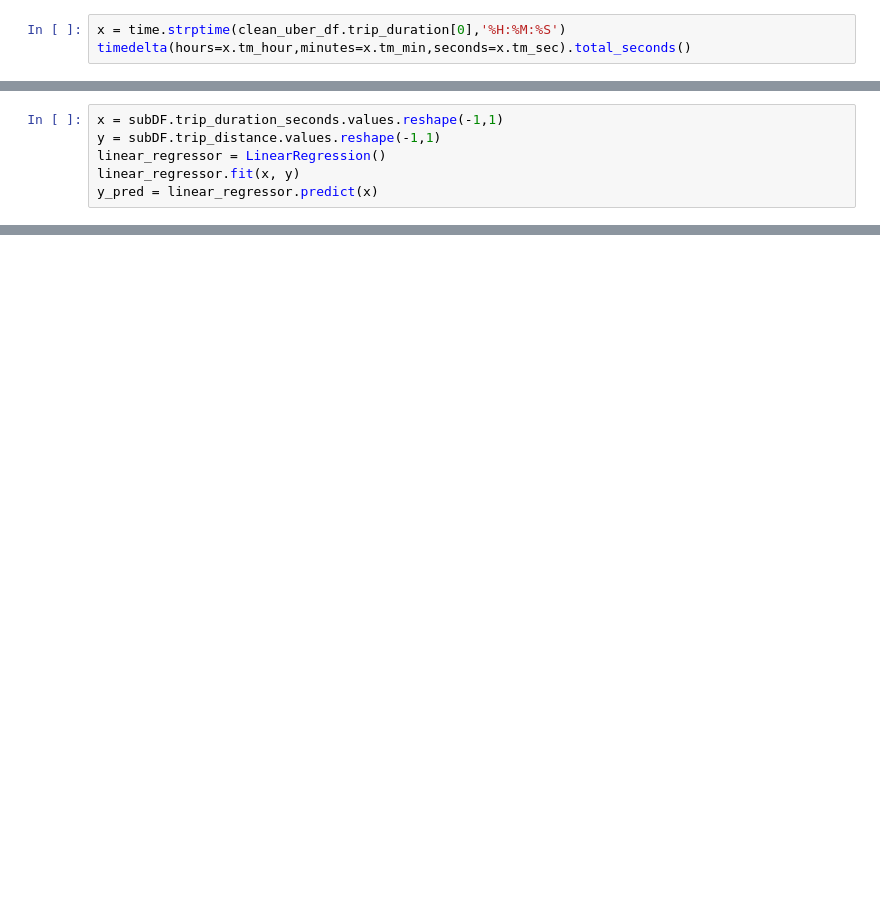
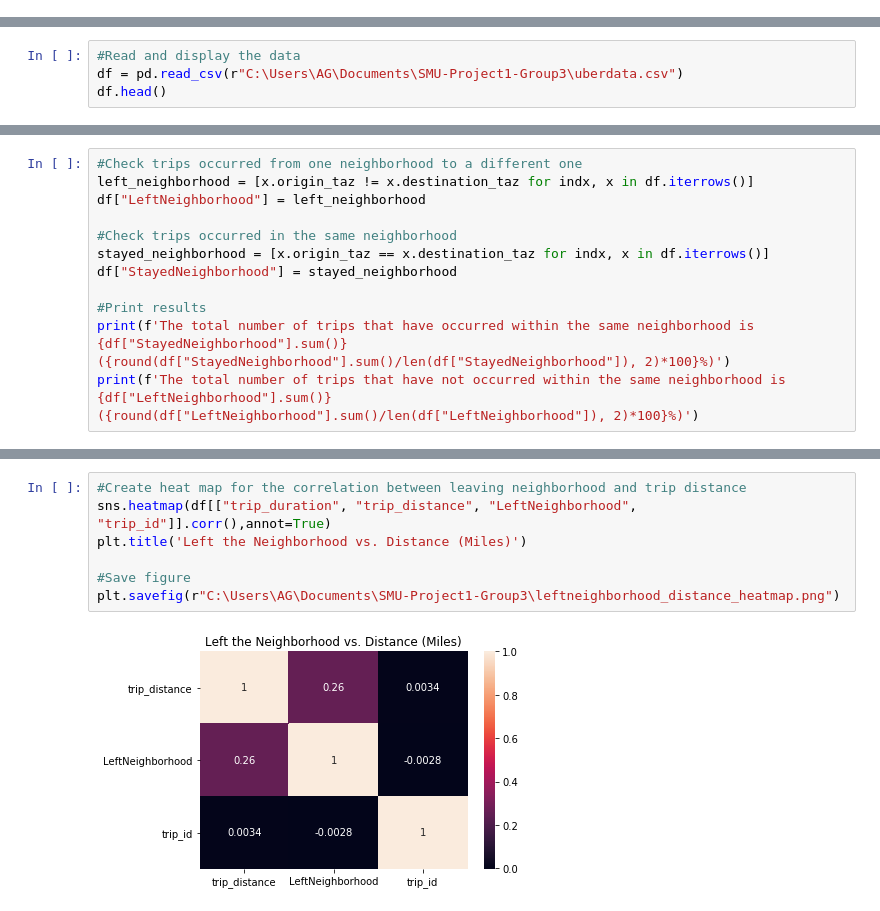
Before and after one commit to ahmedgurbuz/SMU-Project1-Group3, a Jupyter notebook: NYC Uber Analysis.ipynb, the cells around one changed output, grey strips where cells are left out. Drawn from its saved outputs; the diff is of its cells as text; blank space fills up the shorter version.

```diff
--- a/NYC Uber Analysis.ipynb
+++ b/NYC Uber Analysis.ipynb
@@ -63,3 +0,0 @@ Name: trip_duration, dtype: datetime64[ns]
-# %%
-x = time.strptime(clean_uber_df.trip_duration[0],'%H:%M:%S')
-timedelta(hours=x.tm_hour,minutes=x.tm_min,seconds=x.tm_sec).total_seconds()
@@ -129,6 +0,0 @@ sns.heatmap(subDF.corr())
-# %%
-x = subDF.trip_duration_seconds.values.reshape(-1,1)
-y = subDF.trip_distance.values.reshape(-1,1)
-linear_regressor = LinearRegression()
-linear_regressor.fit(x, y)
-y_pred = linear_regressor.predict(x)
@@ -178,0 +23,4 @@ len(subDF.trip_duration_seconds.loc[subDF.trip_duration_seconds <= 15000])
+# %%
+#Read and display the data
+df = pd.read_csv(r"C:\Users\AG\Documents\SMU-Project1-Group3\uberdata.csv")
+df.head()
@@ -178,0 +57,12 @@ len(subDF.trip_duration_seconds.loc[subDF.trip_duration_seconds <= 15000])
+# %%
+#Check trips occurred from one neighborhood to a different one
+left_neighborhood = [x.origin_taz != x.destination_taz for indx, x in df.iterrows()]
+df["LeftNeighborhood"] = left_neighborhood
+
+#Check trips occurred in the same neighborhood
+stayed_neighborhood = [x.origin_taz == x.destination_taz for indx, x in df.iterrows()]
+df["StayedNeighborhood"] = stayed_neighborhood
+
+#Print results
+print(f'The total number of trips that have occurred within the same neighborhood is {df["StayedNeighborhood"].sum()} ({round(df["StayedNeighborhood"].sum()/len(df["StayedNeighborhood"]), 2)*100}%)')
+print(f'The total number of trips that have not occurred within the same neighborhood is {df["LeftNeighborhood"].sum()} ({round(df["LeftNeighborhood"].sum()/len(df["LeftNeighborhood"]), 2)*100}%)')
@@ -178,0 +114,9 @@ len(subDF.trip_duration_seconds.loc[subDF.trip_duration_seconds <= 15000])
+# %%
+#Create heat map for the correlation between leaving neighborhood and trip distance
+sns.heatmap(df[["trip_duration", "trip_distance", "LeftNeighborhood", "trip_id"]].corr(),annot=True)
+plt.title('Left the Neighborhood vs. Distance (Miles)')
+
+#Save figure
+plt.savefig(r"C:\Users\AG\Documents\SMU-Project1-Group3\leftneighborhood_distance_heatmap.png")
+# %% [output]
+[figure, added]
```
Also changed, not shown: parts of 45 cells of this notebook, 20 other files.
